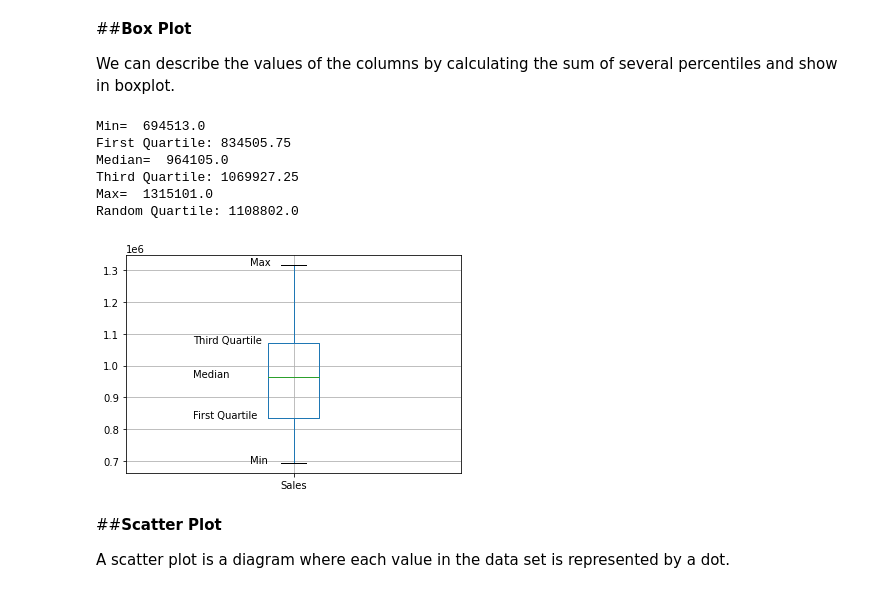
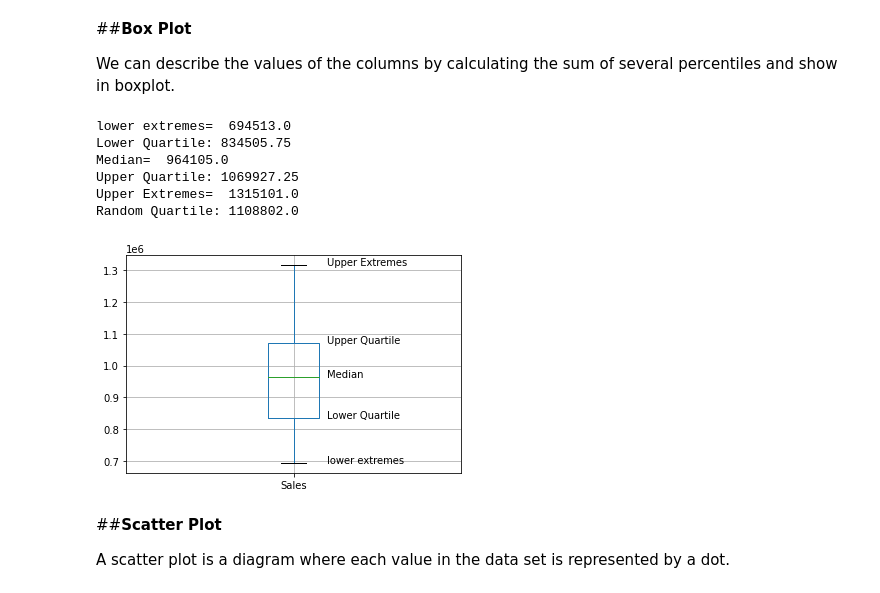
Before and after one commit to MasoumehShariat/ML_Pipeline-EDA, a Jupyter notebook: Descriptive_Statistics.ipynb, the cells around one changed output. Saved outputs shown, nothing was run; the diff lists cells and outputs as text; code cells hidden in the pictures.

```diff
--- a/Descriptive_Statistics.ipynb
+++ b/Descriptive_Statistics.ipynb
@@ -6,7 +6,7 @@ Descriptive statistics analysis helps to describe the basic features of dataset
 import pandas as pd
 from matplotlib import pyplot as plt
 # %%
-df=pd.read_csv('C:/Users/msh/eda/Data/eda.csv')
+df=pd.read_csv('eda.csv')
 df.head()
 # %% [output]
 |  | quarter | Year | Sales | Type |
@@ -64,30 +64,30 @@ df['Sales'].describe()['mean']
 
 We can describe the values of the columns by calculating the sum of several percentiles and show in boxplot.
 # %%
-print('Min= ',df['Sales'].quantile(0),'\n'
-      'First Quartile:' ,df['Sales'].quantile(0.25),'\n'
+print('lower extremes= ',df['Sales'].quantile(0),'\n'
+      'Lower Quartile:' ,df['Sales'].quantile(0.25),'\n'
       'Median= ',df['Sales'].quantile(0.5),'\n'
-      'Third Quartile:' ,df['Sales'].quantile(0.75),'\n'
-      'Max= ',df['Sales'].quantile(1),'\n'
+      'Upper Quartile:' ,df['Sales'].quantile(0.75),'\n'
+      'Upper Extremes= ',df['Sales'].quantile(1),'\n'
       'Random Quartile:' ,df['Sales'].quantile(0.8))
 # %% [output]
-Min=  694513.0
-First Quartile: 834505.75
+lower extremes=  694513.0
+Lower Quartile: 834505.75
 Median=  964105.0
-Third Quartile: 1069927.25
-Max=  1315101.0
+Upper Quartile: 1069927.25
+Upper Extremes=  1315101.0
 Random Quartile: 1108802.0
 # %%
 figsize=(8,6)
 df.boxplot(column="Sales",return_type='axes')
-plt.text(x=0.7, y=df['Sales'].quantile(.25), s="First Quartile",)
-plt.text(x=0.7,y=df['Sales'].quantile(.5) ,s="Median")
-plt.text(x=0.7, y=df['Sales'].quantile(.75), s="Third Quartile")
-plt.text(x=0.87, y=df['Sales'].quantile(0), s="Min")
-plt.text(x=0.87, y=df['Sales'].quantile(1), s="Max")
+plt.text(x=1.1, y=df['Sales'].quantile(.25), s="Lower Quartile",)
+plt.text(x=1.1,y=df['Sales'].quantile(.5) ,s="Median")
+plt.text(x=1.1, y=df['Sales'].quantile(.75), s="Upper Quartile")
+plt.text(x=1.1, y=df['Sales'].quantile(0), s="lower extremes")
+plt.text(x=1.1, y=df['Sales'].quantile(1), s="Upper Extremes ")
 plt.show()
 # %% [output]
-[figure, old version]
+[figure, new version]
 # %% [markdown]
 ##**Scatter Plot**
 
```
Also changed, not shown: parts of 2 cells of this notebook.
